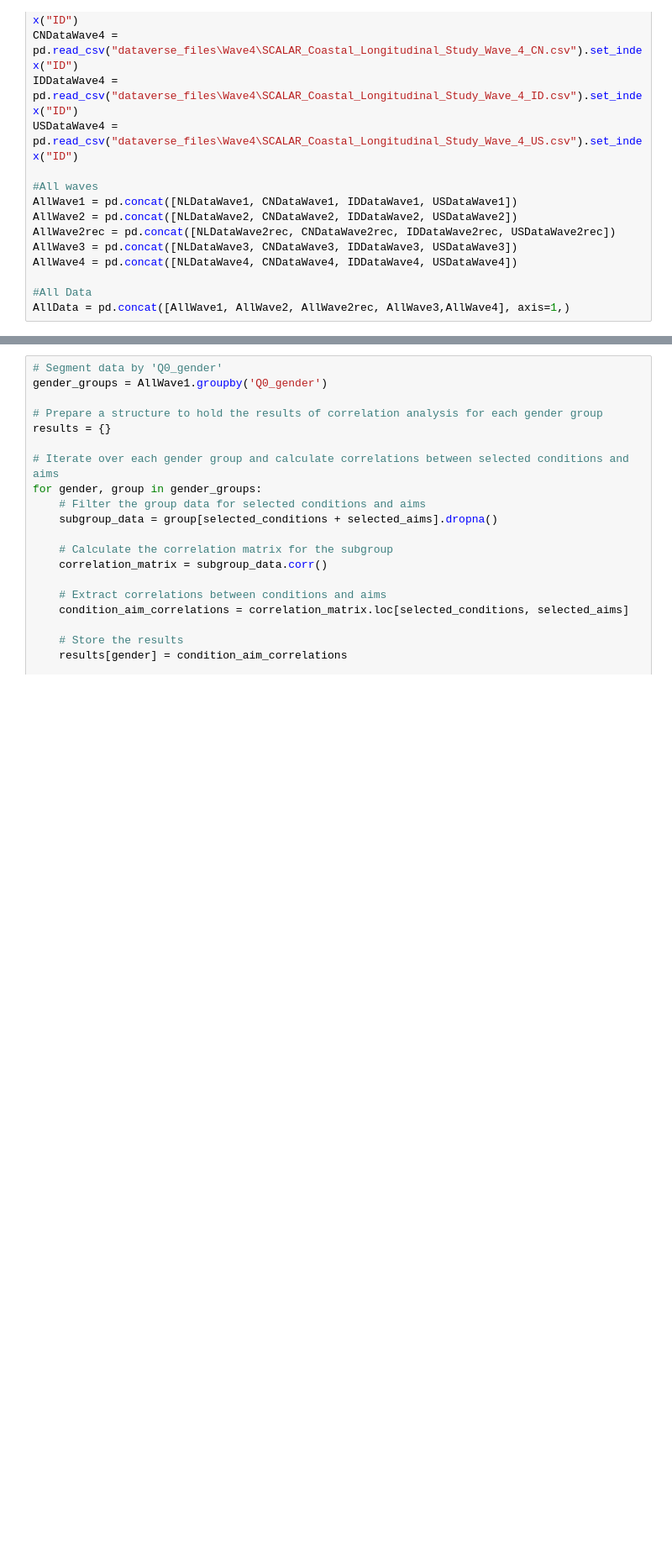
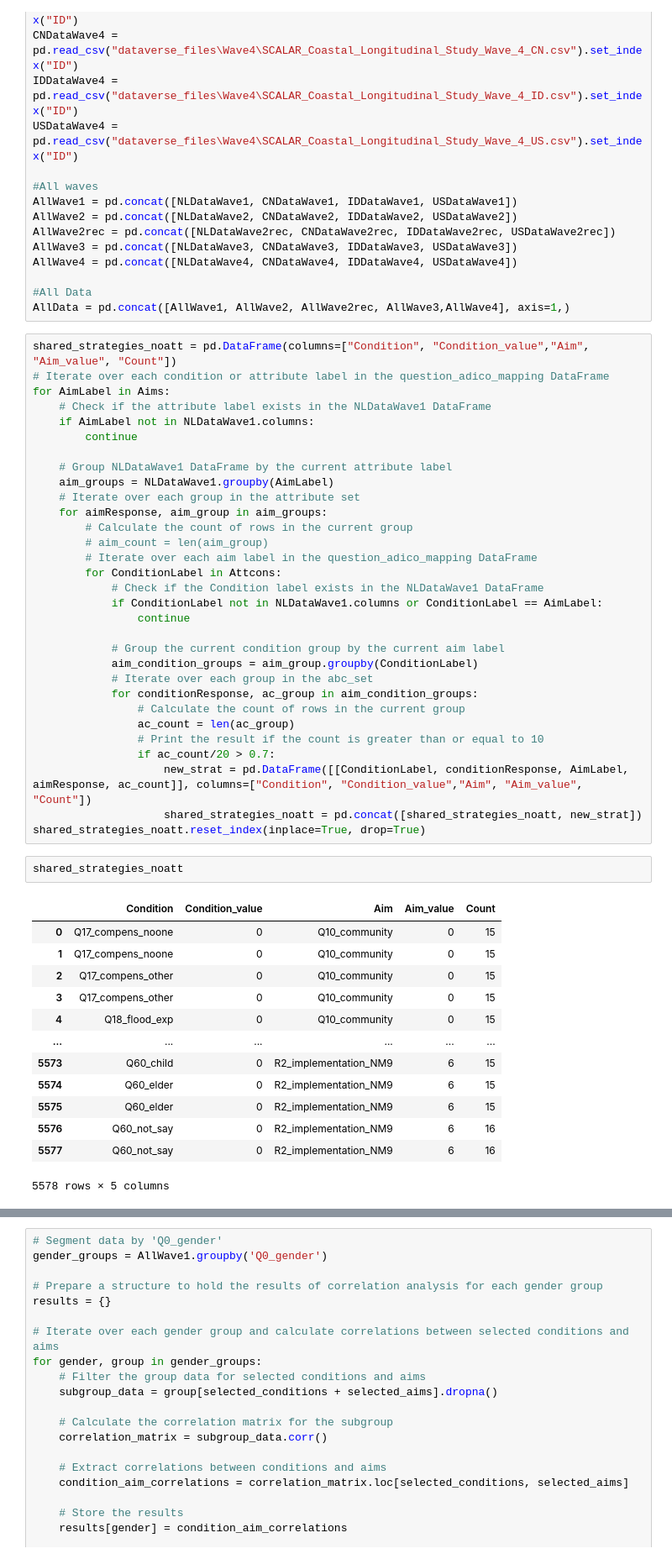
Before and after one commit to GeorgeGitHubbins/MScThesis-Extracting-InformalRules-from-Surveys, a Jupyter notebook: ReadSurvey.ipynb, the cells around one changed output, grey strips where cells are left out. Shown at 84% size. Drawn from its saved outputs; the diff is of its cells as text; blank space fills up the shorter version.

```diff
--- a/ReadSurvey.ipynb
+++ b/ReadSurvey.ipynb
@@ -157,3 +174,50 @@ AllWave4 = pd.concat([NLDataWave4, CNDataWave4, IDDataWave4, USDataWave4])
 
 #All Data
 AllData = pd.concat([AllWave1, AllWave2, AllWave2rec, AllWave3,AllWave4], axis=1,)
+# %%
+shared_strategies_noatt = pd.DataFrame(columns=["Condition", "Condition_value","Aim", "Aim_value", "Count"])
+# Iterate over each condition or attribute label in the question_adico_mapping DataFrame
+for AimLabel in Aims:
+    # Check if the attribute label exists in the NLDataWave1 DataFrame
+    if AimLabel not in NLDataWave1.columns:
+        continue
+
+    # Group NLDataWave1 DataFrame by the current attribute label
+    aim_groups = NLDataWave1.groupby(AimLabel)
+    # Iterate over each group in the attribute set
+    for aimResponse, aim_group in aim_groups:
+        # Calculate the count of rows in the current group
+        # aim_count = len(aim_group)
+        # Iterate over each aim label in the question_adico_mapping DataFrame
+        for ConditionLabel in Attcons:
+            # Check if the Condition label exists in the NLDataWave1 DataFrame
+            if ConditionLabel not in NLDataWave1.columns or ConditionLabel == AimLabel:
+                continue
+
+            # Group the current condition group by the current aim label
+            aim_condition_groups = aim_group.groupby(ConditionLabel)
+            # Iterate over each group in the abc_set
+            for conditionResponse, ac_group in aim_condition_groups:
+                # Calculate the count of rows in the current group
+                ac_count = len(ac_group)
+                # Print the result if the count is greater than or equal to 10
+                if ac_count/20 > 0.7:
+                    new_strat = pd.DataFrame([[ConditionLabel, conditionResponse, AimLabel, aimResponse, ac_count]], columns=["Condition", "Condition_value","Aim", "Aim_value", "Count"])
+                    shared_strategies_noatt = pd.concat([shared_strategies_noatt, new_strat])
+shared_strategies_noatt.reset_index(inplace=True, drop=True)
+# %%
+shared_strategies_noatt
+# %% [output]
+|  | Condition | Condition_value | Aim | Aim_value | Count |
+| 0 | Q17_compens_noone | 0 | Q10_community | 0 | 15 |
+| 1 | Q17_compens_noone | 0 | Q10_community | 0 | 15 |
+| 2 | Q17_compens_other | 0 | Q10_community | 0 | 15 |
+| 3 | Q17_compens_other | 0 | Q10_community | 0 | 15 |
+| 4 | Q18_flood_exp | 0 | Q10_community | 0 | 15 |
+| ... | ... | ... | ... | ... | ... |
+| 5573 | Q60_child | 0 | R2_implementation_NM9 | 6 | 15 |
+| 5574 | Q60_elder | 0 | R2_implementation_NM9 | 6 | 15 |
+| 5575 | Q60_elder | 0 | R2_implementation_NM9 | 6 | 15 |
+| 5576 | Q60_not_say | 0 | R2_implementation_NM9 | 6 | 16 |
+| 5577 | Q60_not_say | 0 | R2_implementation_NM9 | 6 | 16 |
+5578 rows × 5 columns
```
Also changed, not shown: parts of 9 cells of this notebook, 2 other files.
